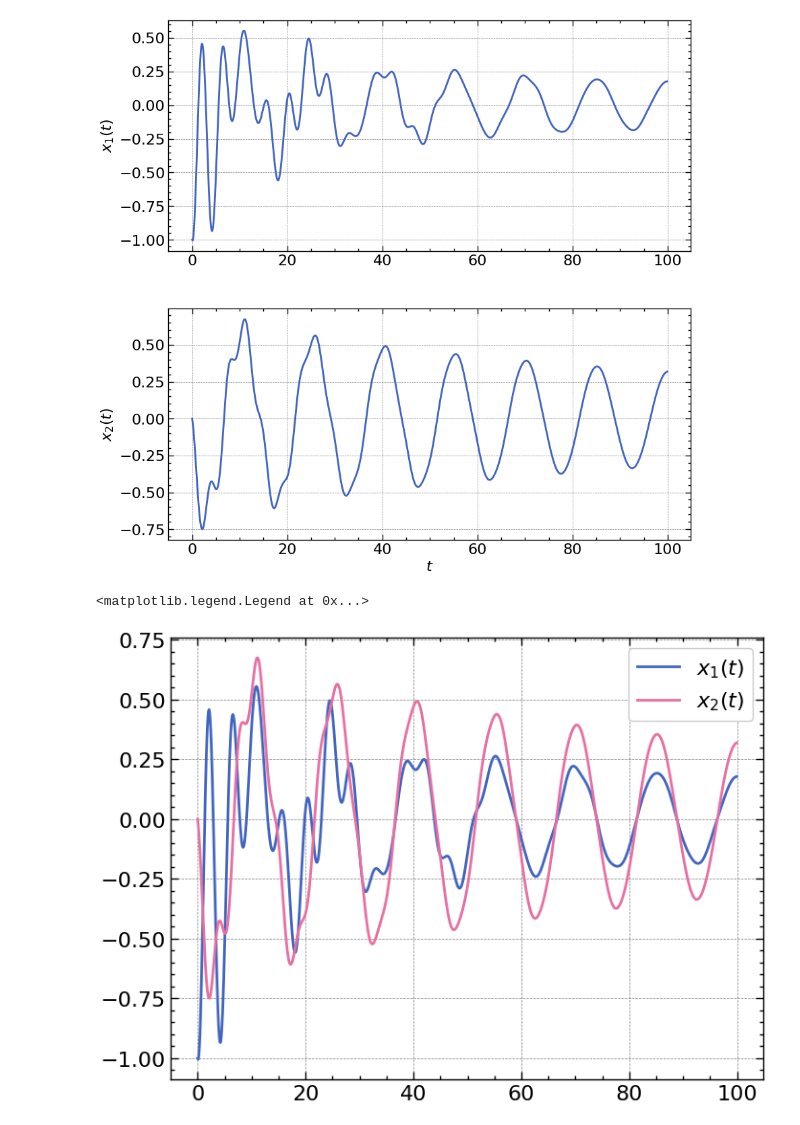
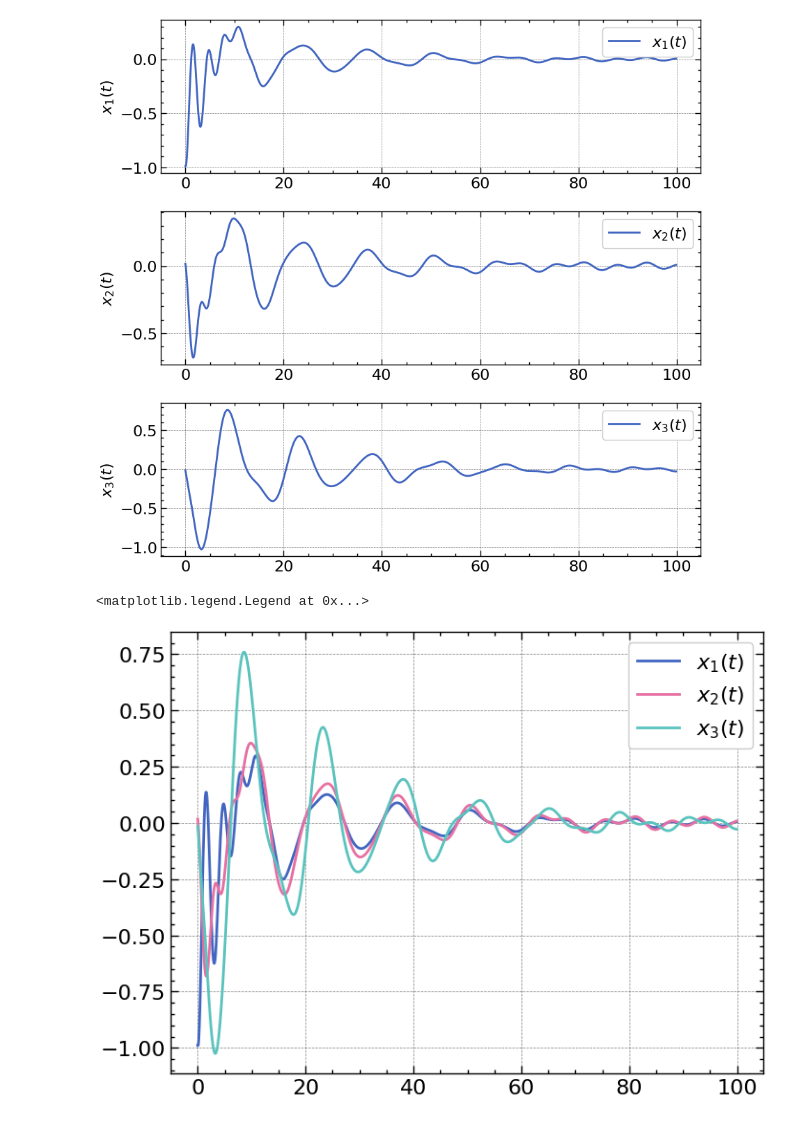
Before and after one commit to miguellrodrigues/dinamica_veicular, a Jupyter notebook: analise_modal.ipynb, the cells around one changed output. Drawn from its saved outputs; the diff is of its cells as text; code cells hidden in the pictures.

```diff
--- a/analise_modal.ipynb
+++ b/analise_modal.ipynb
@@ -80,10 +82,10 @@ wn = [sp.re(sp.sqrt(eig_wn[i])) for i in range(N)]
 # %%
 # Encontrando os auto-vetores normalizados no unitário
-norm_syms = [sp.Symbol(f'norm_{i}') for i in range(N)]
+norm_syms = [Symbol(f'norm_{i}') for i in range(N)]
 
-X = sp.Matrix(norm_syms)
+X = Matrix(norm_syms)
 
-norm_eq = sp.Eq(
+norm_eq = Eq(
     (X.T@X)[0],
     1
 )
@@ -93,13 +95,13 @@ for i in range(N):
     sys_wn = expr_wn.subs(lmbd, eig_wn[i])
     sys = sys_wn @ X
 
-    sol = sp.solve(
+    sol = solve(
         [sys[j] for j in range(N-1)] + [norm_eq],
         norm_syms,
         dict=True
     )[0]
 
-    v = np.array([
+    v = array([
         sol[norm_syms[j]] for j in range(N)
     ])
 
@@ -110,7 +112,7 @@ for i in range(N):
 diag_  = P.T @ C_til @ P
 zetas  = [diag_[i, i] / (2*wn[i]) for i in range(N)]
 
-wds    = [wn[i] * sp.sqrt(1 - zetas[i]**2) for i in range(N)]
+wds    = [wn[i] * sqrt(1 - zetas[i]**2) for i in range(N)]
 
 # matrix spectral de P
 S = M_minus_half @ P
@@ -223,6 +225,6 @@ sp.pprint(F)
 # %%
 # Retornando ao dominio fisico
-x_t = S @ sp.Matrix(r)
+x_t = S @ Matrix(r)
 x_t.evalf()
 
 x_t
@@ -231,42 +233,38 @@ $\displaystyle \left[\begin{matrix}- 0.666757555860179 e^{- 0.0583333333333333 t
 # %%
 # Simulação
 
 sampling_period = 1e-1
 samples = 10000
 
-time = np.arange(0, samples*sampling_period, sampling_period)
+time = arange(0, samples*sampling_period, sampling_period)
 
-x1_t = sp.lambdify(t, x_t[0])
-x2_t = sp.lambdify(t, x_t[1])
+x = [lambdify(t, x_t[i]) for i in range(N)]
 
-x1 = x1_t(time)
-x2 = x2_t(time)
+xi = [x[i](time) for i in range(N)]
 
-fig, ax = plt.subplots(2, 1, figsize=(10, 10))
+fig, ax = plt.subplots(N, 1, figsize=(10, 10))
 plt.subplots_adjust(hspace=0.25)
 
 idx = int(100 / .1)
 
-ax[0].plot(time[:idx], x1[:idx])
-ax[0].set_ylabel('${x}_1(t)$')
-
-ax[1].plot(time[:idx], x2[:idx])
-ax[1].set_xlabel('$t$')
-ax[1].set_ylabel('${x}_2(t)$')
+for i in range(N):
+    ax[i].plot(time[:idx], xi[i][:idx], label=f'$x_{i+1}(t)$')
+    ax[i].set_ylabel(f'$x_{i+1}(t)$')
+    ax[i].legend()
 
 plt.savefig('imagens/forced_response.png', dpi=300)
 # %% [output]
-[figure, old version]
+[figure, new version]
 # %%
 plt.figure()
 
-plt.plot(time[:idx], x1[:idx], label='${x}_1(t)$')
-plt.plot(time[:idx], x2[:idx], label='${x}_2(t)$')
+for i in range(N):
+    plt.plot(time[:idx], xi[i][:idx], label=f'$x_{i+1}(t)$')
 
 plt.legend()
 # %% [output]
 <matplotlib.legend.Legend at 0x...>
-[figure, old version]
+[figure, new version]
 # %%
 def fft(signal, sampling_time):
     fft = np.fft.fft(signal)
```
Also changed, not shown: parts of 13 cells of this notebook, 2 other files.
